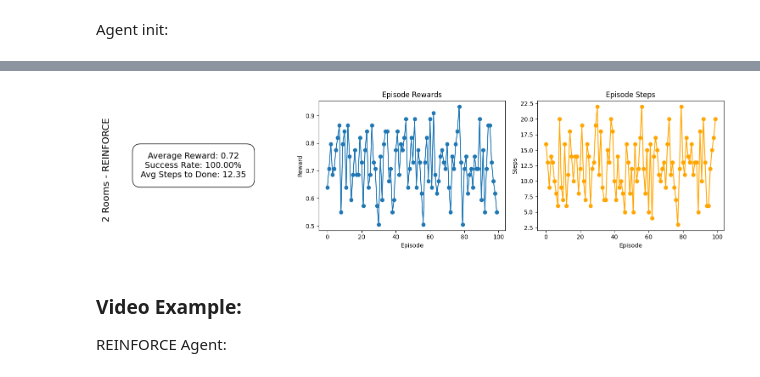
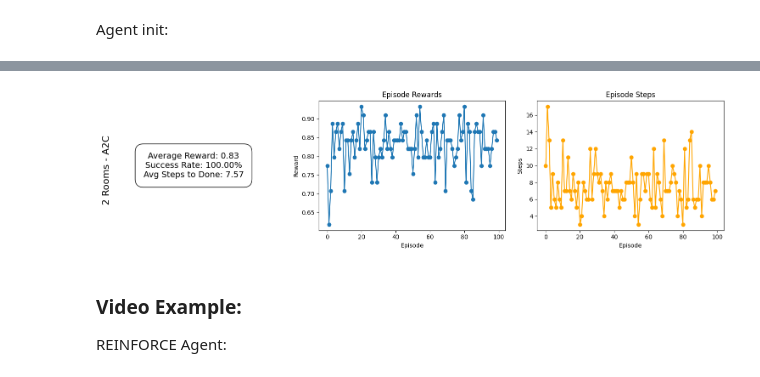
Before and after one commit to Jonathm126/RL_Maze, a Jupyter notebook: P03_inference.ipynb, the cells around one changed output, grey strips where cells are left out. Cells and saved outputs as stored; diff of their text form; code cells hidden in the pictures.

```diff
--- a/P03_inference.ipynb
+++ b/P03_inference.ipynb
@@ -57,6 +50,23 @@ RF_6Room_model.load_state_dict(torch.load(RF_6Room_path, map_location = device))
 RF_2Room_model.eval();
 RF_4Room_model.eval();
 RF_6Room_model.eval();
+# %%
+# A2C Models
+A2C_2Room_path = 'experiments\A2C_04\Mar-08_22-39-37\models\A2C_2Room_100_6000.pt'
+# A2C_4Room_path = ''
+# A2C_6Room_path = 'A2c'
+
+A2C_2Room_model = CNNPolicyNetwork(device, env_2_rooms.action_space.n, critic = True)
+# A2C_4Room_model = CNNPolicyNetwork(device, env_2_rooms.action_space.n, critic = True)
+# A2C_6Room_model = CNNPolicyNetwork(device, env_2_rooms.action_space.n, critic = True)
+
+A2C_2Room_model.load_state_dict(torch.load(A2C_2Room_path, map_location = device))
+# A2C_4Room_model.load_state_dict(torch.load(AC_4Room_path, map_location = device))
+# A2C_6Room_model.load_state_dict(torch.load(AC_6Room_path, map_location = device))
+
+A2C_2Room_model.eval();
+# A2C_4Room_model.eval();
+# A2C_6Room_model.eval();
 # %% [markdown]
 ## Two Room Environemnt
 In this section we will evaluate the preformance of the agent on the two room environmets. The agents we will use:
@@ -69,7 +82,8 @@ RF_metrics = evaluate_agent(RF_2Room_model, env_2_rooms, num_episodes=100)
-# %%
-plot_metrics(RF_metrics, model_name='2 Rooms - REINFORCE')
-# %% [output]
-[figure, removed]
+# %%
+A2C_metrics = evaluate_agent(A2C_2Room_model, env_2_rooms, num_episodes=100)
+plot_metrics(A2C_metrics, model_name='2 Rooms - A2C')
+# %% [output]
+[figure, added]
 # %% [markdown]
 ### Video Example:
 REINFORCE Agent:
```
Also changed, not shown: parts of 13 cells of this notebook, 20 other files.
